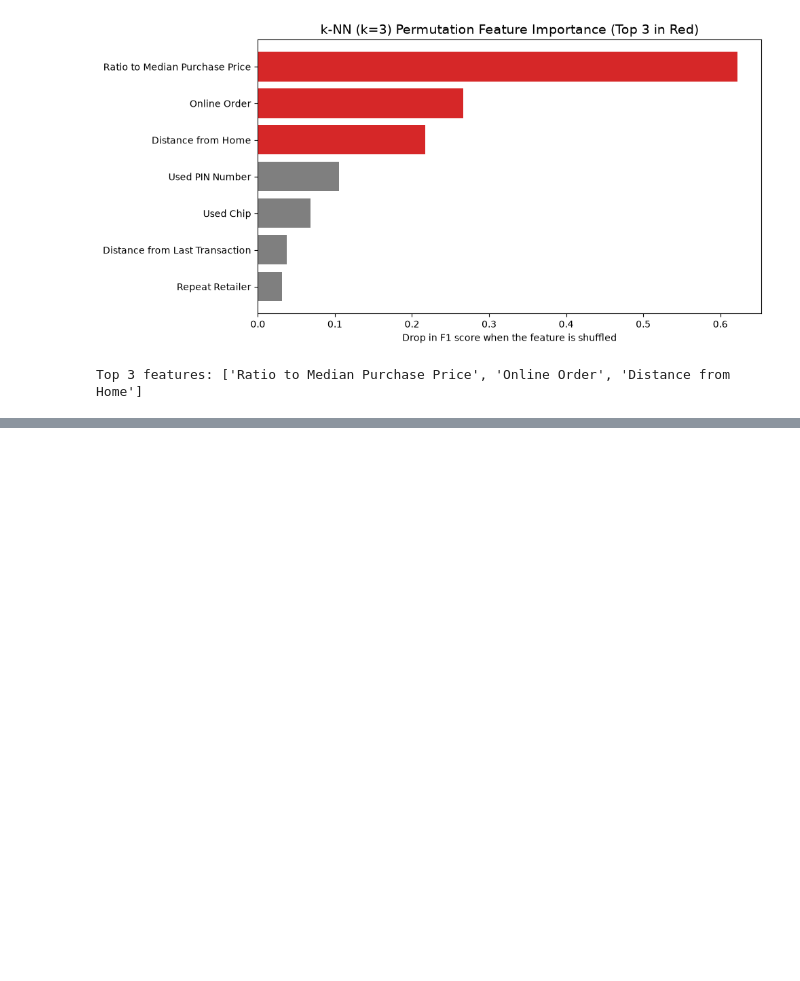
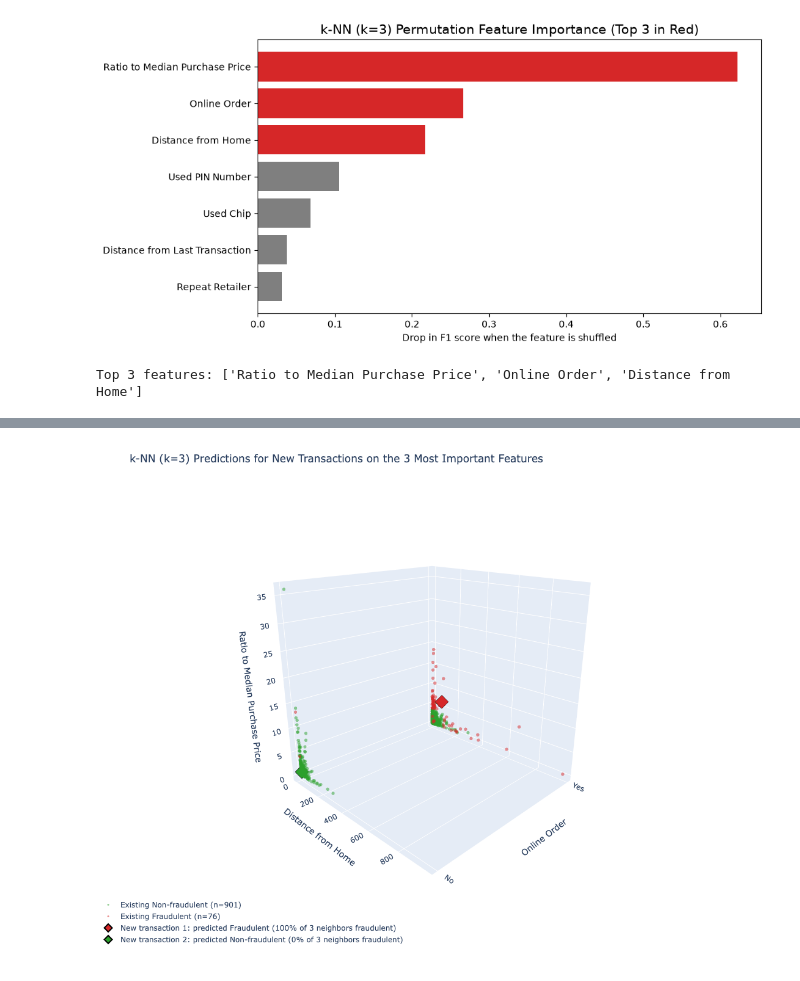
Before and after one commit to rugari/AI-assignment---EDA, a Jupyter notebook: fraud.ipynb, the cells around one changed output, grey strips where cells are left out. Cells and saved outputs as stored; diff of their text form; code cells hidden in the pictures; blank space fills up the shorter version.

Commit message:
Add static PNG snapshot for 3D chart.

```diff
--- a/fraud.ipynb
+++ b/fraud.ipynb
@@ -326,30 +326,37 @@ for value, label in fraud_labels.items():
         x=pts[x_col], y=pts[y_col], z=pts[z_col], mode='markers',
         name=f'Existing {label} (n={len(pts)})',
         marker=dict(size=3, color=plotly_colors[label], opacity=0.5),
         hovertemplate=hover))
 
 for i, (pred, share) in enumerate(zip(new_pred, new_fraud_share)):
     label = fraud_labels[pred]
     row = new_transactions.iloc[i]
     fig.add_trace(go.Scatter3d(
         x=[row[x_col]], y=[row[y_col]], z=[row[z_col]], mode='markers',
         name=f'New transaction {i + 1}: predicted {label} ({share:.0%} of {best_k} neighbors fraudulent)',
         marker=dict(size=10, color=plotly_colors[label], symbol='diamond', line=dict(color='black', width=2)),
         hovertemplate=hover))
 
 fig.update_layout(
     title=f'k-NN (k={best_k}) Predictions for New Transactions on the 3 Most Important Features',
     scene=dict(
         xaxis_title=names[x_col],
         yaxis=dict(title=names[y_col], tickvals=[0, 1], ticktext=['No', 'Yes']),
         zaxis_title=names[z_col],
     ),
     scene_camera=dict(eye=dict(x=1.6, y=-1.6, z=0.8)),
     legend=dict(title='Click a legend item to show or hide it', orientation='h', x=0, y=-0.05, yanchor='top'),
     margin=dict(l=0, r=0, t=60, b=0),
     height=800,
 )
 # render inline as a cell output; outside a kernel plotly would otherwise fall back to opening a browser
 fig.show(renderer='vscode+notebook_connected')
+
+# GitHub's notebook preview can't run JavaScript, so also save a static snapshot it can display
+from IPython.display import Image, display
+static_fig = go.Figure(fig).update_layout(legend=dict(title=None, orientation='v', x=0, y=0, yanchor='top'),
+                                          margin=dict(b=110))
+display(Image(static_fig.to_image(format='png', width=1100, height=850)))
 # %% [output]
 [interactive output not drawn]
+[figure, added]
```
